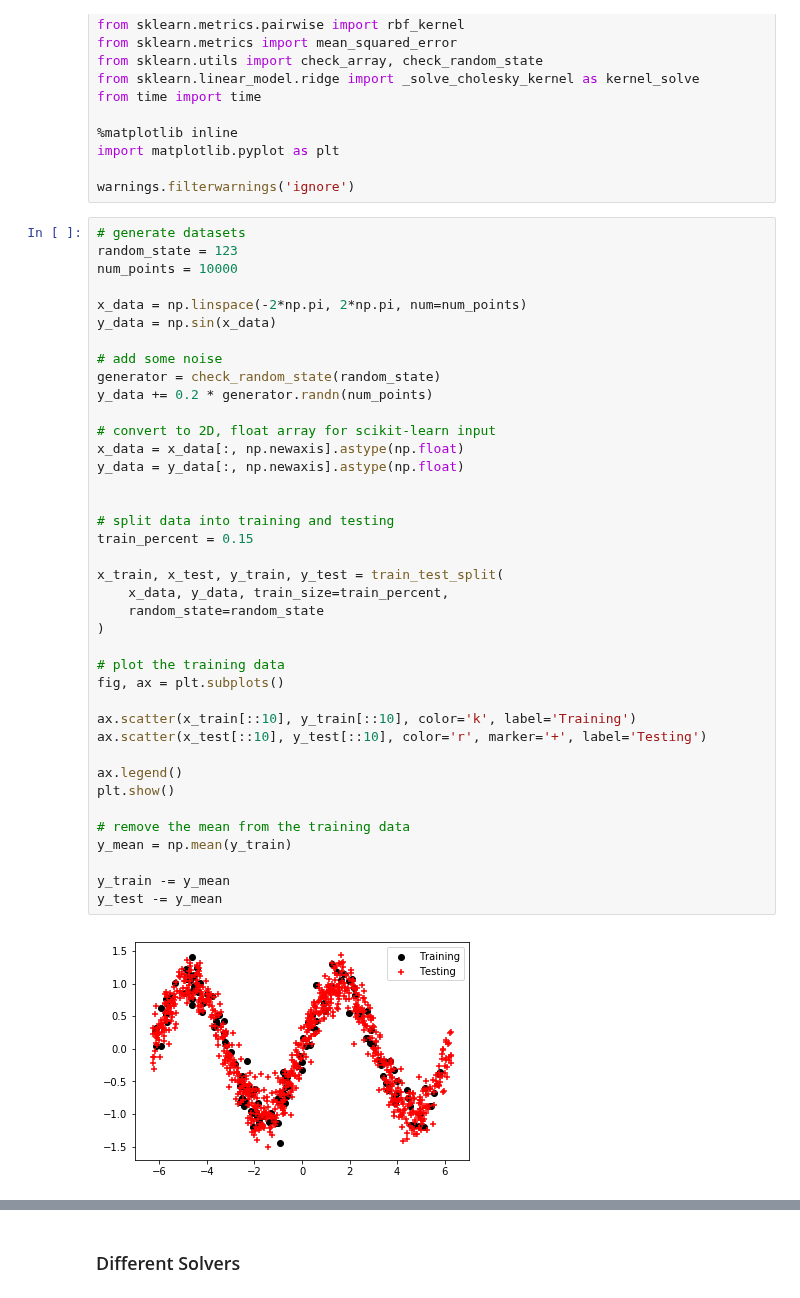
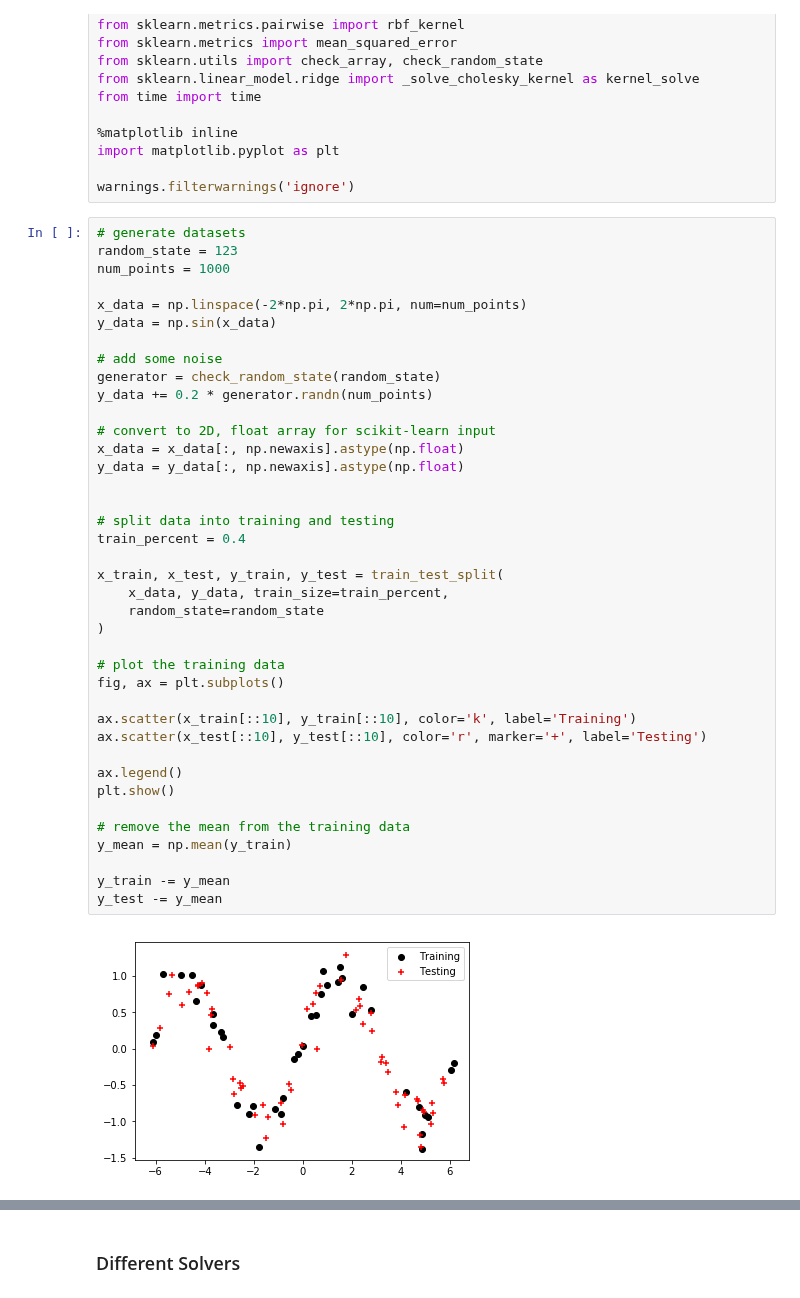
Before and after one commit to jejjohnson/kernellib, a Jupyter notebook: examples/krr_batch.ipynb, the cells around one changed output, grey strips where cells are left out. Cells and saved outputs as stored; diff of their text form.

```diff
--- a/examples/krr_batch.ipynb
+++ b/examples/krr_batch.ipynb
@@ -19,7 +19,7 @@ warnings.filterwarnings('ignore')
 # %%
 # generate datasets
 random_state = 123
-num_points = 10000
+num_points = 1000
 
 x_data = np.linspace(-2*np.pi, 2*np.pi, num=num_points)
 y_data = np.sin(x_data)
@@ -28,35 +28,35 @@ y_data = np.sin(x_data)
 generator = check_random_state(random_state)
 y_data += 0.2 * generator.randn(num_points)
 
 # convert to 2D, float array for scikit-learn input
 x_data = x_data[:, np.newaxis].astype(np.float)
 y_data = y_data[:, np.newaxis].astype(np.float)
 
 
 # split data into training and testing
-train_percent = 0.15
+train_percent = 0.4
 
 x_train, x_test, y_train, y_test = train_test_split(
     x_data, y_data, train_size=train_percent,
     random_state=random_state
 )
 
 # plot the training data
 fig, ax = plt.subplots()
 
 ax.scatter(x_train[::10], y_train[::10], color='k', label='Training')
 ax.scatter(x_test[::10], y_test[::10], color='r', marker='+', label='Testing')
 
 ax.legend()
 plt.show()
 
 # remove the mean from the training data
 y_mean = np.mean(y_train)
 
 y_train -= y_mean
 y_test -= y_mean
 # %% [output]
-[figure, old version]
+[figure, new version]
 # %%
 # parameter heuristics
 mean_sigma = np.mean(pdist(x_train, metric='euclidean'))
```
Also changed, not shown: parts of 21 cells of this notebook, 6 other files.
